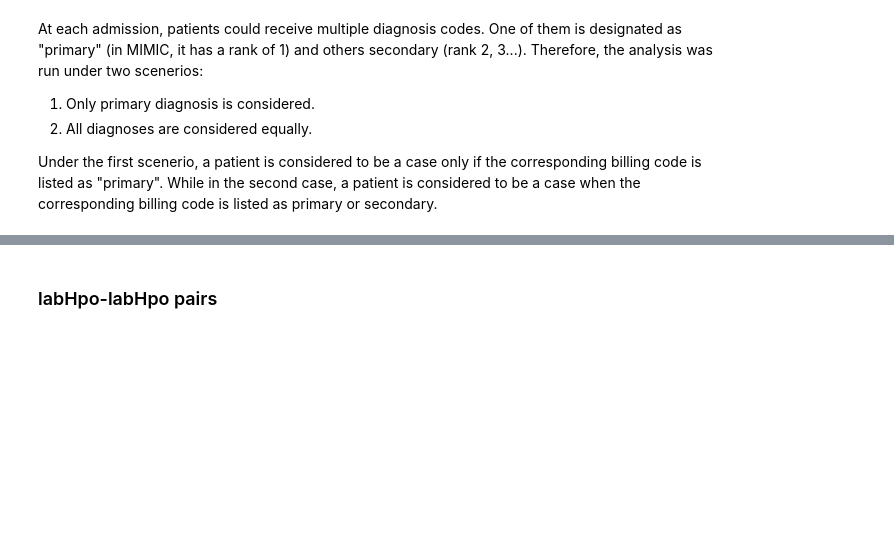
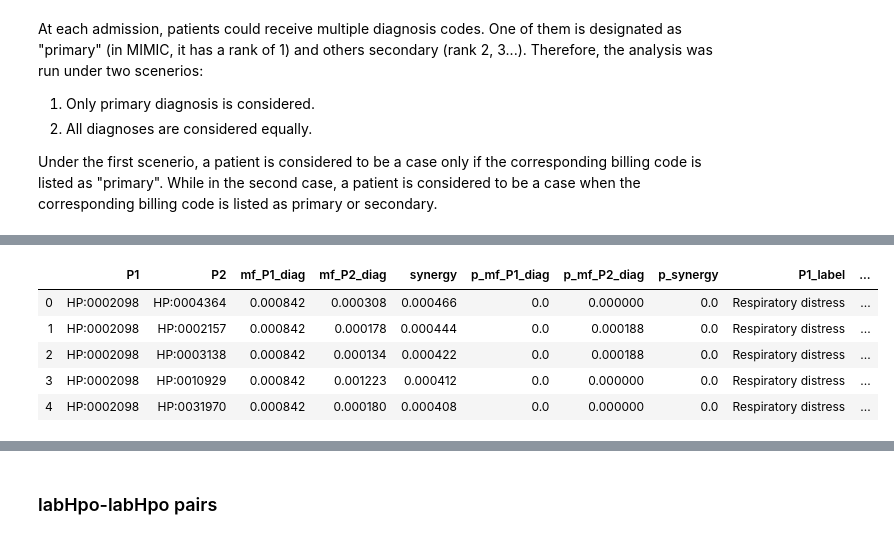
Before and after one commit to TheJacksonLaboratory/MIMIC_HPO, a Jupyter notebook: src/main/notebooks/interpretation.ipynb, the cells around one changed output, grey strips where cells are left out. Saved outputs shown, nothing was run; the diff lists cells and outputs as text; code cells hidden in the pictures; blank space fills up the shorter version.

```diff
--- a/src/main/notebooks/interpretation.ipynb
+++ b/src/main/notebooks/interpretation.ipynb
@@ -323,11 +387,18 @@ df_mf_labHpo_diagnosis.head()
 | 4 | HP:0020062 | 0.001325 | 0.0 | Decreased hemoglobin concentration |
 # %%
 # save synergies
-df_mf_XY_z_filtered['P1_label'] = np.array([hpo.term_id2name_map().get(termid) for termid in df_mf_XY_z_filtered.X])
-df_mf_XY_z_filtered['P2_label'] = np.array([hpo.term_id2name_map().get(termid) for termid in df_mf_XY_z_filtered.Y])
-df_mf_XY_z_filtered.rename(columns={'X':'P1', 'Y': 'P2'}) \
+df_mf_XY_z_filtered['P1_label'] = [hpo_term_map.get(termid) for termid in df_mf_XY_z_filtered.P1]
+df_mf_XY_z_filtered['P2_label'] = [hpo_term_map.get(termid) for termid in df_mf_XY_z_filtered.P2]
+df_mf_XY_z_filtered \
     .sort_values(by=['synergy'], ascending=False) \
     .reset_index(drop=True) \
-    .loc[:, ['P1', 'P2', 'mf_Xz', 'mf_Yz', 'synergy', 'p_mf_Xz', 'p_mf_Yz', 'p_synergy', 'P1_label', 'P2_label', '+++', '++-', '+-+', '+--', '-++', '-+-', '--+', '---', 'sum']] \
-    .rename(columns={'mf_Xz': 'mf_P1_diag', 'mf_Yz': 'mf_P2_diag', 'p_mf_Xz': 'p_mf_P1_diag', 'p_mf_Yz': 'p_mf_P2_diag'}) \
-    .to_csv('../../../data/mf_regarding_diseases/{}/df_synergy_textHpo_labHpo_{}.csv'.format(diag_dir, disease))
+    .loc[:, ['P1', 'P2', 'mf_P1_diag', 'mf_P2_diag', 'synergy', 'p_mf_P1_diag', 'p_mf_P2_diag', 'p_synergy', 'P1_label', 'P2_label', '+++', '++-', '+-+', '+--', '-++', '-+-', '--+', '---', 'sum']] \
+    .head()
+    #.to_csv('../../../data/mf_regarding_diseases/{}/df_synergy_textHpo_labHpo_{}.csv'.format(diag_dir, disease))
+# %% [output]
+|  | P1 | P2 | mf_P1_diag | mf_P2_diag | synergy | p_mf_P1_diag | p_mf_P2_diag | p_synergy | P1_label | ... |
+| 0 | HP:0002098 | HP:0004364 | 0.000842 | 0.000308 | 0.000466 | 0.0 | 0.000000 | 0.0 | Respiratory distress | ... |
+| 1 | HP:0002098 | HP:0002157 | 0.000842 | 0.000178 | 0.000444 | 0.0 | 0.000188 | 0.0 | Respiratory distress | ... |
+| 2 | HP:0002098 | HP:0003138 | 0.000842 | 0.000134 | 0.000422 | 0.0 | 0.000188 | 0.0 | Respiratory distress | ... |
+| 3 | HP:0002098 | HP:0010929 | 0.000842 | 0.001223 | 0.000412 | 0.0 | 0.000000 | 0.0 | Respiratory distress | ... |
+| 4 | HP:0002098 | HP:0031970 | 0.000842 | 0.000180 | 0.000408 | 0.0 | 0.000000 | 0.0 | Respiratory distress | ... |
```
Also changed, not shown: parts of 17 cells of this notebook, 1 other file.
